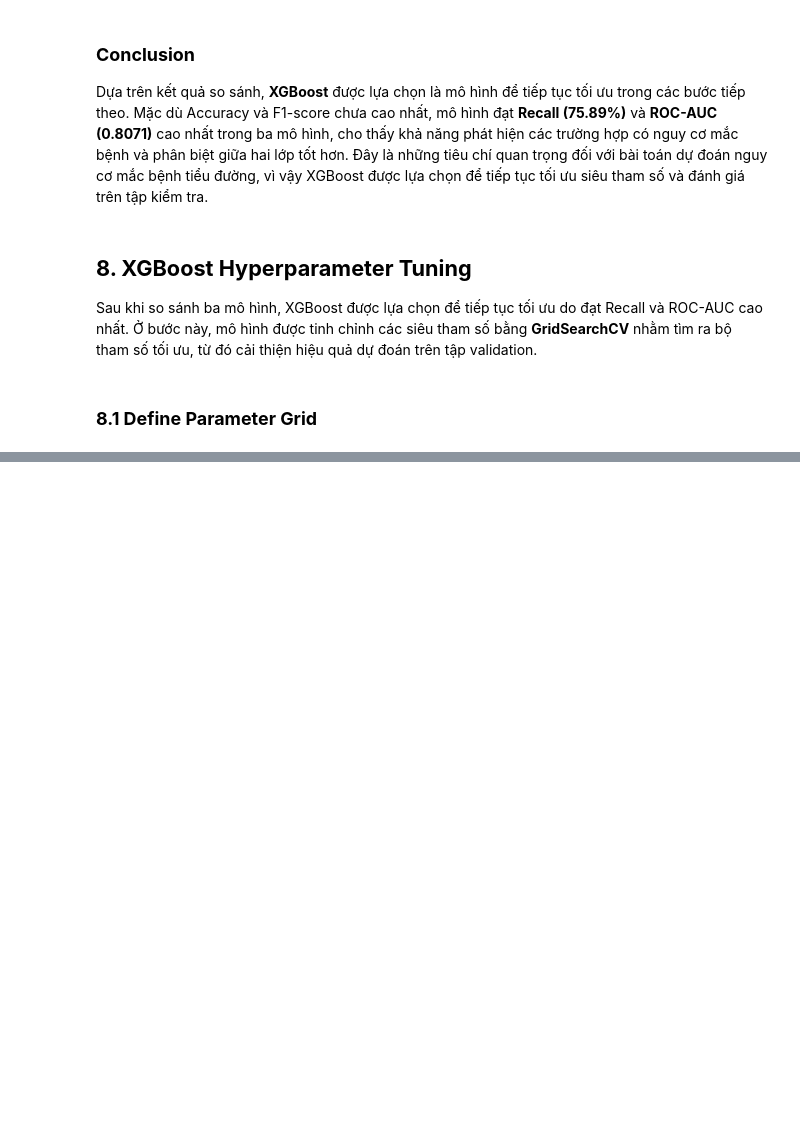
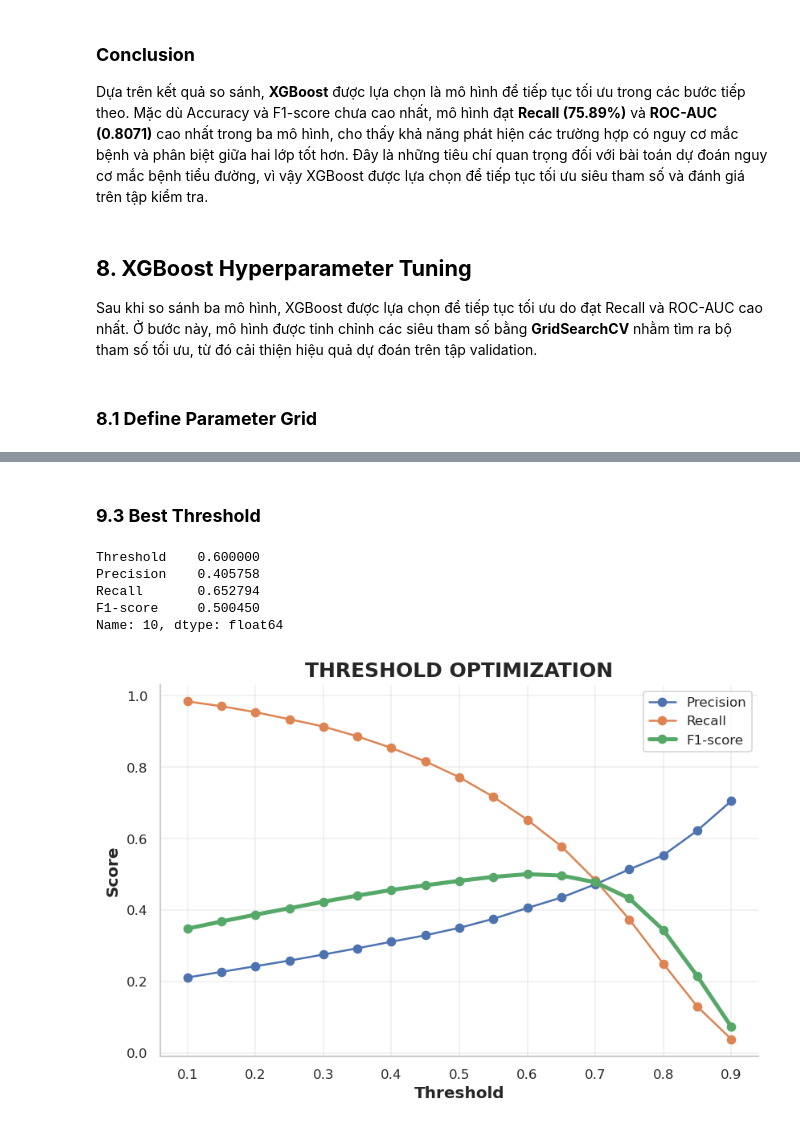
Before and after one commit to Nhungktn/Diabetes-Risk-Prediction, a Jupyter notebook: Diabetes_Risk_Prediction.ipynb, the cells around one changed output, grey strips where cells are left out. Drawn from its saved outputs; the diff is of its cells as text; code cells hidden in the pictures; blank space fills up the shorter version.

```diff
--- a/Diabetes_Risk_Prediction.ipynb
+++ b/Diabetes_Risk_Prediction.ipynb
@@ -1452,0 +1437,13 @@ GridSearchCV(cv=5,
+# %%
+grid_search = GridSearchCV(
+    estimator=xgb_tuned,
+    param_grid=param_grid,
+    scoring="f1",
+    cv=5,
+    n_jobs=-1,
+    verbose=1
+)
+
+grid_search.fit(X_train_scaled, y_train)
+
+best_xgb = grid_search.best_estimator_
@@ -1452,0 +1500,3 @@ GridSearchCV(cv=5,
+# %%
+# Predict probabilities on the validation set
+y_prob = best_xgb.predict_proba(X_val_scaled)[:, 1]
@@ -1452,0 +1560,53 @@ GridSearchCV(cv=5,
+# %% [markdown]
+### **9.3 Best Threshold**
+# %%
+best_threshold = threshold_df.loc[
+    threshold_df["F1-score"].idxmax()
+]
+
+best_threshold
+# %% [output]
+Threshold    0.600000
+Precision    0.405758
+Recall       0.652794
+F1-score     0.500450
+Name: 10, dtype: float64
+# %%
+import matplotlib.pyplot as plt
+
+plt.figure(figsize=(8,5))
+
+plt.plot(
+    threshold_df["Threshold"],
+    threshold_df["Precision"],
+    marker="o",
+    label="Precision"
+)
+
+plt.plot(
+    threshold_df["Threshold"],
+    threshold_df["Recall"],
+    marker="o",
+    label="Recall"
+)
+
+plt.plot(
+    threshold_df["Threshold"],
+    threshold_df["F1-score"],
+    marker="o",
+    linewidth=3,
+    label="F1-score"
+)
+
+plt.xlabel("Threshold")
+plt.ylabel("Score")
+
+plt.title("THRESHOLD OPTIMIZATION")
+
+plt.grid(alpha=0.3)
+
+plt.legend()
+
+plt.show()
+# %% [output]
+[figure, added]
```
Also changed, not shown: parts of 16 cells of this notebook.
